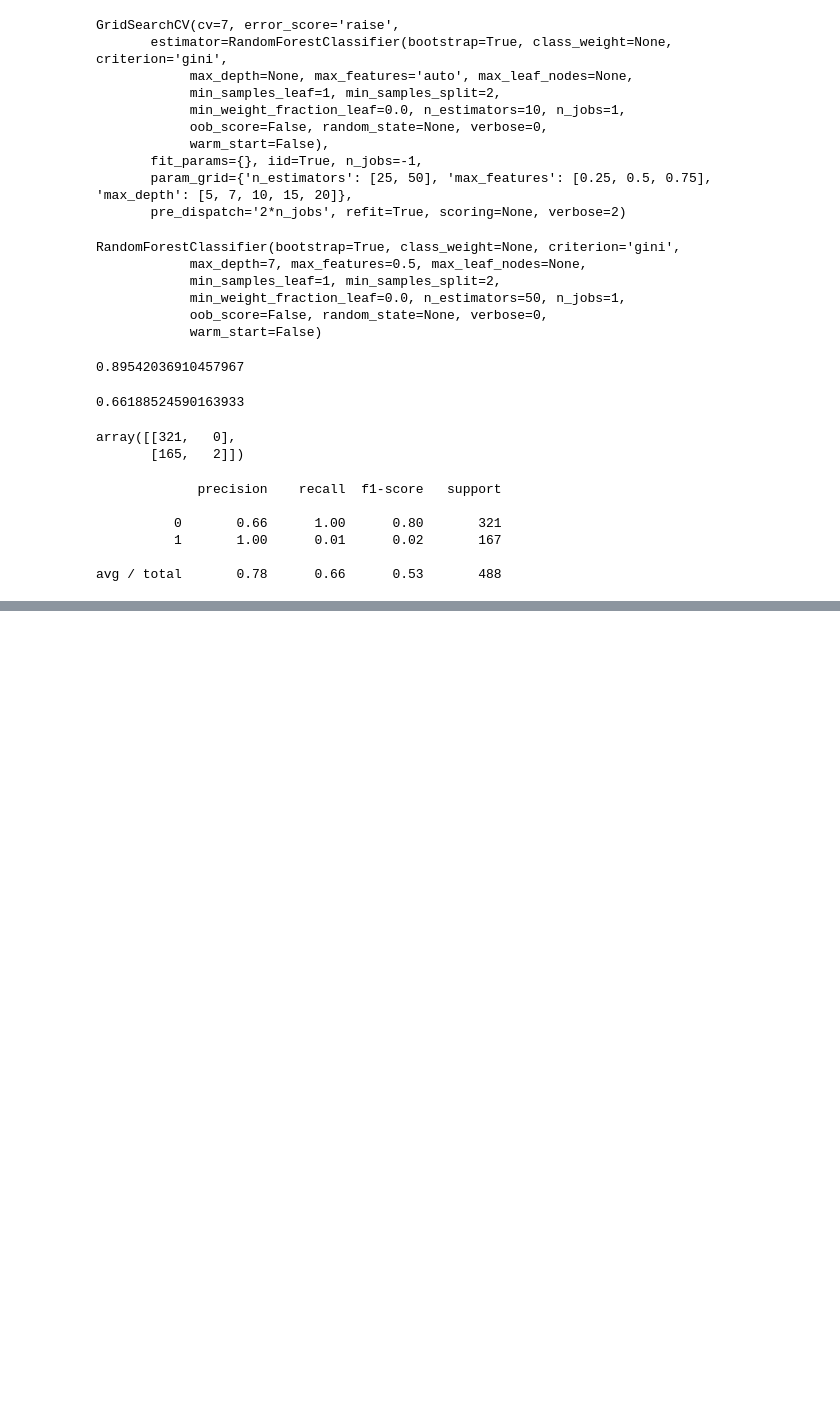
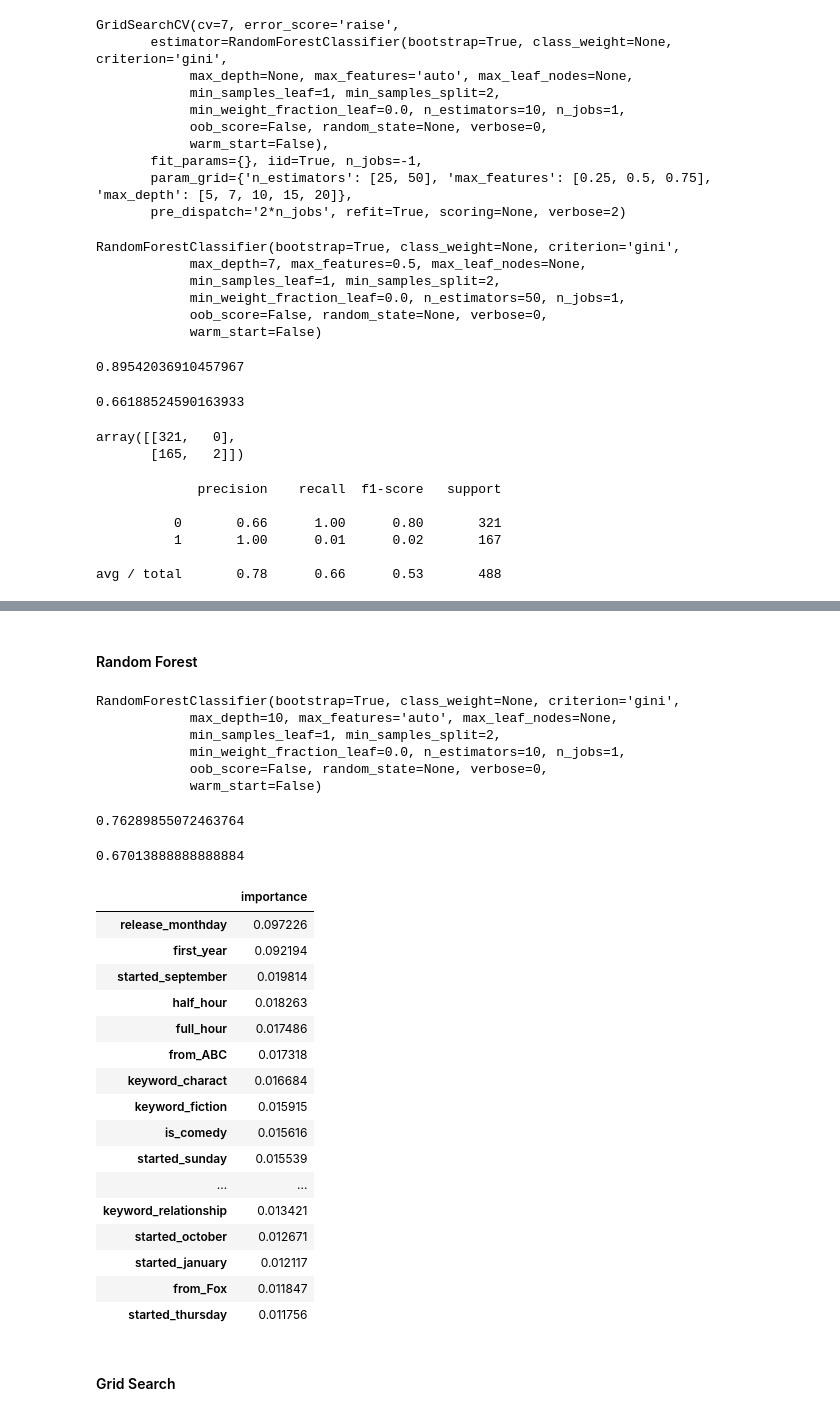
Before and after one commit to cgeppig/Will_My_Show_Get_Cancelled, a Jupyter notebook: Capstone Modeling.ipynb, the cells around one changed output, grey strips where cells are left out. Drawn from its saved outputs; the diff is of its cells as text; code cells hidden in the pictures; blank space fills up the shorter version.

```diff
--- a/Capstone Modeling.ipynb
+++ b/Capstone Modeling.ipynb
@@ -932,0 +1008,3 @@ Index([u'Unnamed: 0', u'json', u'title_rough', u'check', u'title', u'imdb_id',
+# %%
+y2 = shows_for_modeling['cancelled']
+x2 = shows_for_modeling.drop('cancelled', axis=1)
@@ -932,0 +1015,2 @@ Index([u'Unnamed: 0', u'json', u'title_rough', u'check', u'title', u'imdb_id',
+# %%
+x_train2, x_test2, y_train2, y_test2 = train_test_split(x2,y2)
@@ -932,0 +1025,47 @@ Index([u'Unnamed: 0', u'json', u'title_rough', u'check', u'title', u'imdb_id',
+# %% [markdown]
+#### Random Forest
+# %%
+rf2 = RandomForestClassifier(max_depth=10)
+# %%
+rf2.fit(x_train2, y_train2)
+# %% [output]
+RandomForestClassifier(bootstrap=True, class_weight=None, criterion='gini',
+            max_depth=10, max_features='auto', max_leaf_nodes=None,
+            min_samples_leaf=1, min_samples_split=2,
+            min_weight_fraction_leaf=0.0, n_estimators=10, n_jobs=1,
+            oob_score=False, random_state=None, verbose=0,
+            warm_start=False)
+# %%
+rf2.score(x_train2, y_train2)
+# %% [output]
+0.76289855072463764
+# %%
+rf2.score(x_test2, y_test2)
+# %% [output]
+0.67013888888888884
+# %%
+feature_importances2 = pd.DataFrame(rf2.feature_importances_,
+                                   index = x_train2.columns,
+                                    columns=['importance']).sort_values('importance',
+                                    ascending=False)
+feature_importances2.head(20)
+# %% [output]
+|  | importance |
+| release_monthday | 0.097226 |
+| first_year | 0.092194 |
+| started_september | 0.019814 |
+| half_hour | 0.018263 |
+| full_hour | 0.017486 |
+| from_ABC | 0.017318 |
+| keyword_charact | 0.016684 |
+| keyword_fiction | 0.015915 |
+| is_comedy | 0.015616 |
+| started_sunday | 0.015539 |
+| ... | ... |
+| keyword_relationship | 0.013421 |
+| started_october | 0.012671 |
+| started_january | 0.012117 |
+| from_Fox | 0.011847 |
+| started_thursday | 0.011756 |
+# %% [markdown]
+#### Grid Search
```
Also changed, not shown: parts of 21 cells of this notebook, 3 other files.
